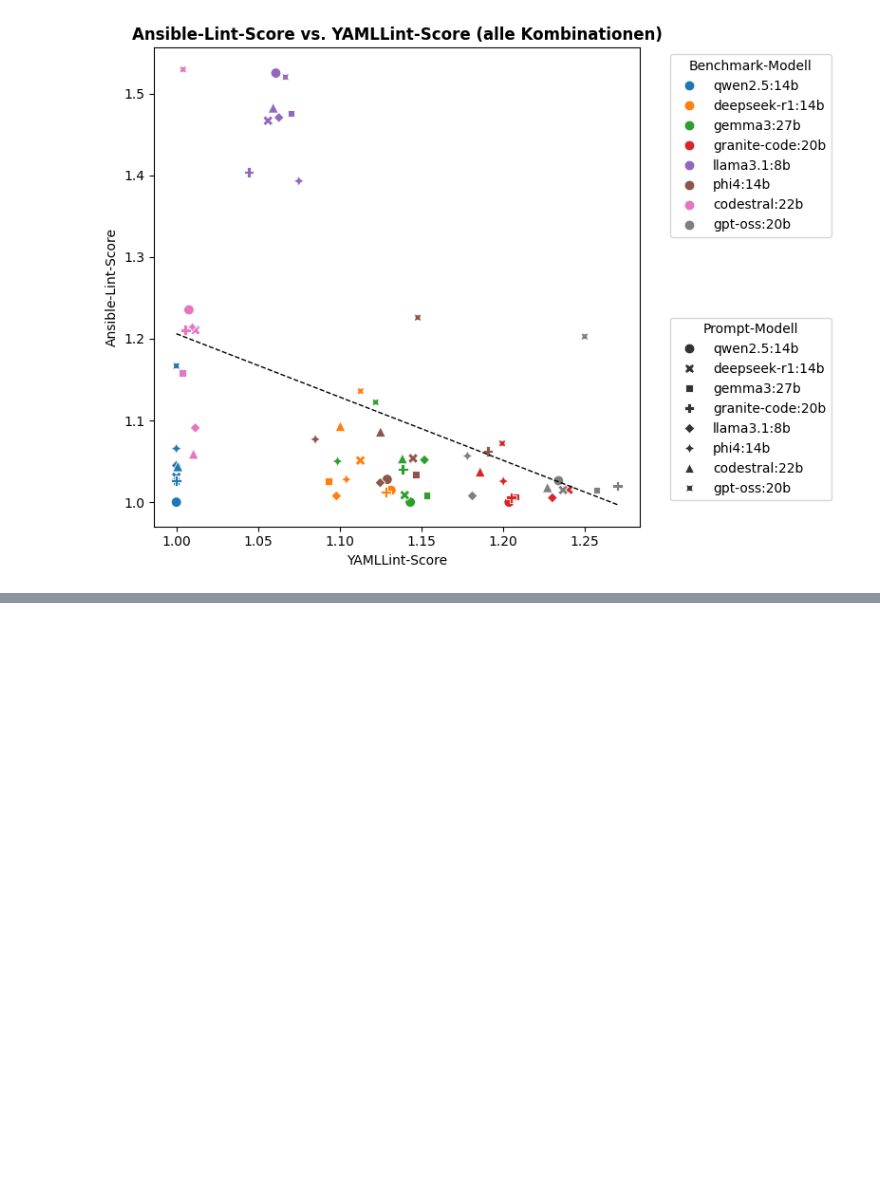
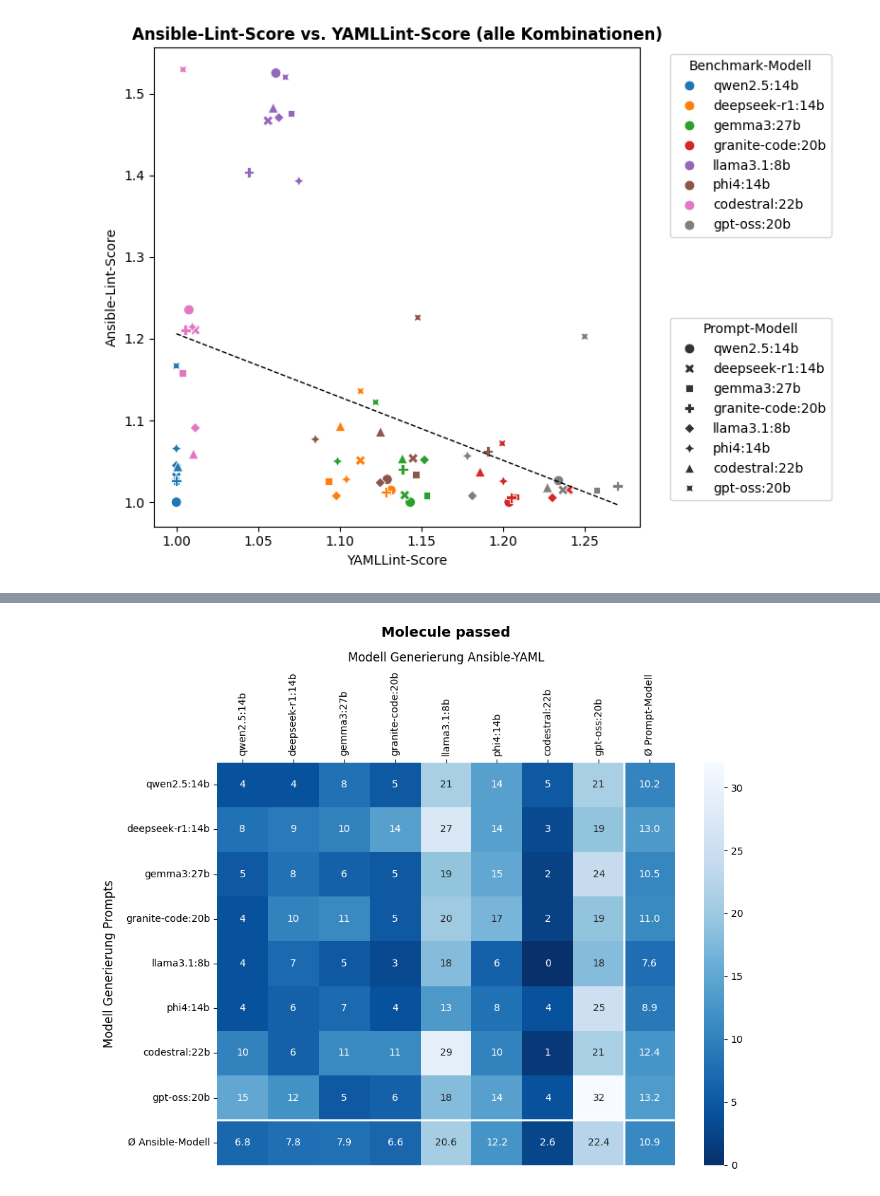
Before and after one commit to SimonGriang/ansible_bench, a Jupyter notebook: output/eda_benchmark100.ipynb, the cells around one changed output, grey strips where cells are left out. Cells and saved outputs as stored; diff of their text form; code cells hidden in the pictures; blank space fills up the shorter version.

Commit message:
updated diagrams and eda

```diff
--- a/output/eda_benchmark100.ipynb
+++ b/output/eda_benchmark100.ipynb
@@ -834,0 +872,45 @@ Korrelation (Pearson) zwischen yamllint und ansiblelint: -0.4484
+# %%
+df_molecule_passed_extended = df_molecule_passed.copy()
+
+# Durchschnittswerte berechnen
+df_molecule_passed_extended["Ø Prompt-Modell"] = df_molecule_passed_extended.mean(axis=1)
+df_molecule_passed_extended.loc["Ø Ansible-Modell"] = df_molecule_passed_extended.mean(axis=0)
+
+# Formatierte Version für Annotationen
+df_formatted = df_molecule_passed_extended.copy()
+
+# Ganze Zahlen für alles außer Ø-Zeilen/Spalten
+for r in df_formatted.index:
+    for c in df_formatted.columns:
+        val = df_formatted.loc[r, c]
+        if r == "Ø Ansible-Modell" or c == "Ø Prompt-Modell":
+            df_formatted.loc[r, c] = f"{val:.1f}"
+        else:
+            df_formatted.loc[r, c] = f"{int(round(val))}"
+
+plt.figure(figsize=(10, 8))
+ax = sns.heatmap(
+    df_molecule_passed_extended,
+    annot=df_formatted,
+    fmt="",  # fmt leer, da wir eigene Strings übergeben
+    cmap="Blues_r",
+    cbar=True,
+)
+
+ax.set_title("Molecule passed", fontsize=14, pad=15, weight='bold')
+ax.set_xlabel("Modell Generierung Ansible-YAML", fontsize=12, labelpad=10)
+ax.set_ylabel("Modell Generierung Prompts", fontsize=12, labelpad=10)
+
+ax.xaxis.set_label_position('top')
+ax.xaxis.tick_top()
+
+plt.xticks(rotation=90)
+n = len(df_molecule_passed.columns)
+ax.axhline(n, color='white', lw=2)
+ax.axvline(n, color='white', lw=2)
+
+plt.tight_layout()
+plt.savefig("heatmap_molecule_passed_extended.png", dpi=300, bbox_inches='tight')
+plt.show()
+# %% [output]
+[figure, added]
```
Also changed, not shown: parts of 10 cells of this notebook, 32 other files.
